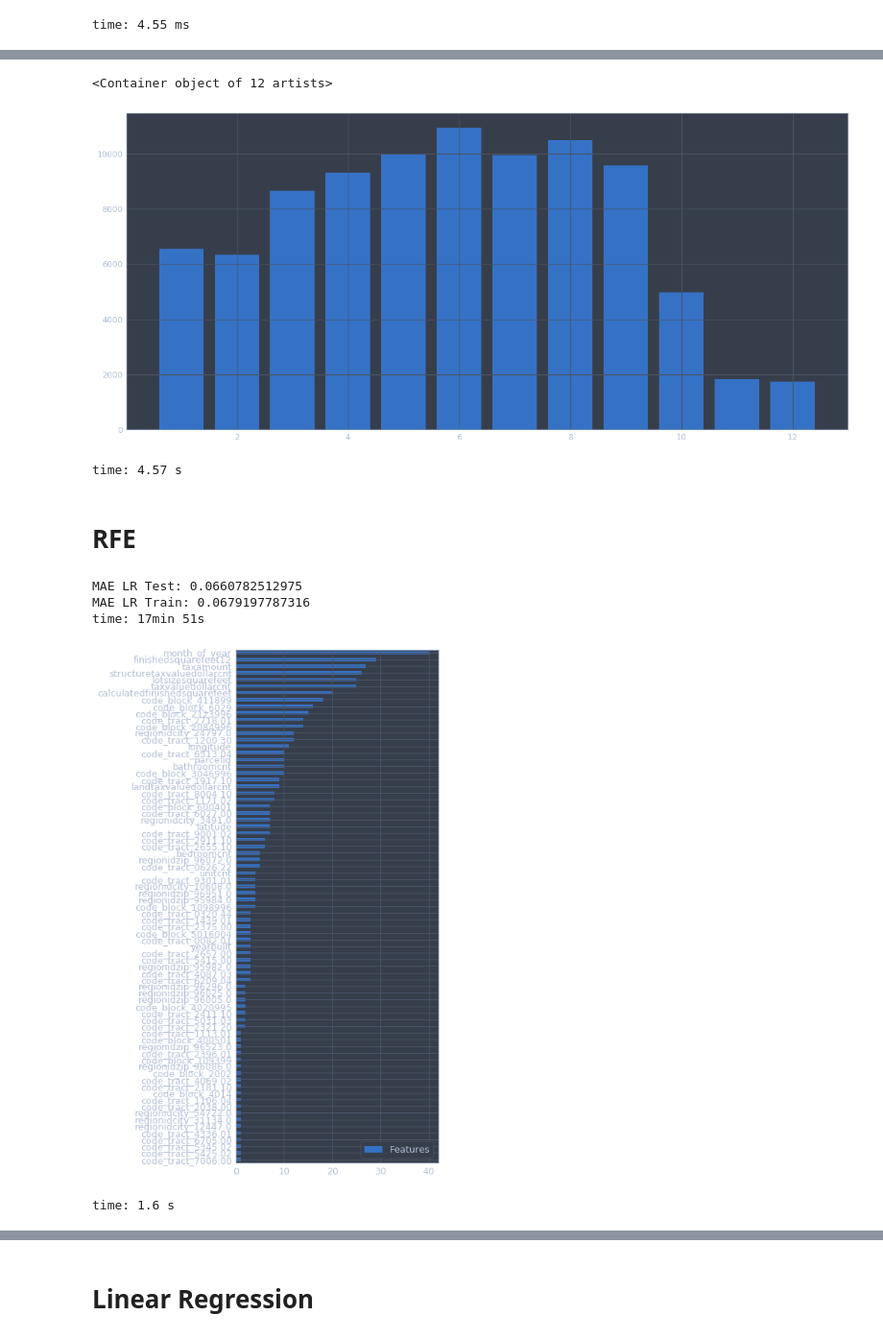
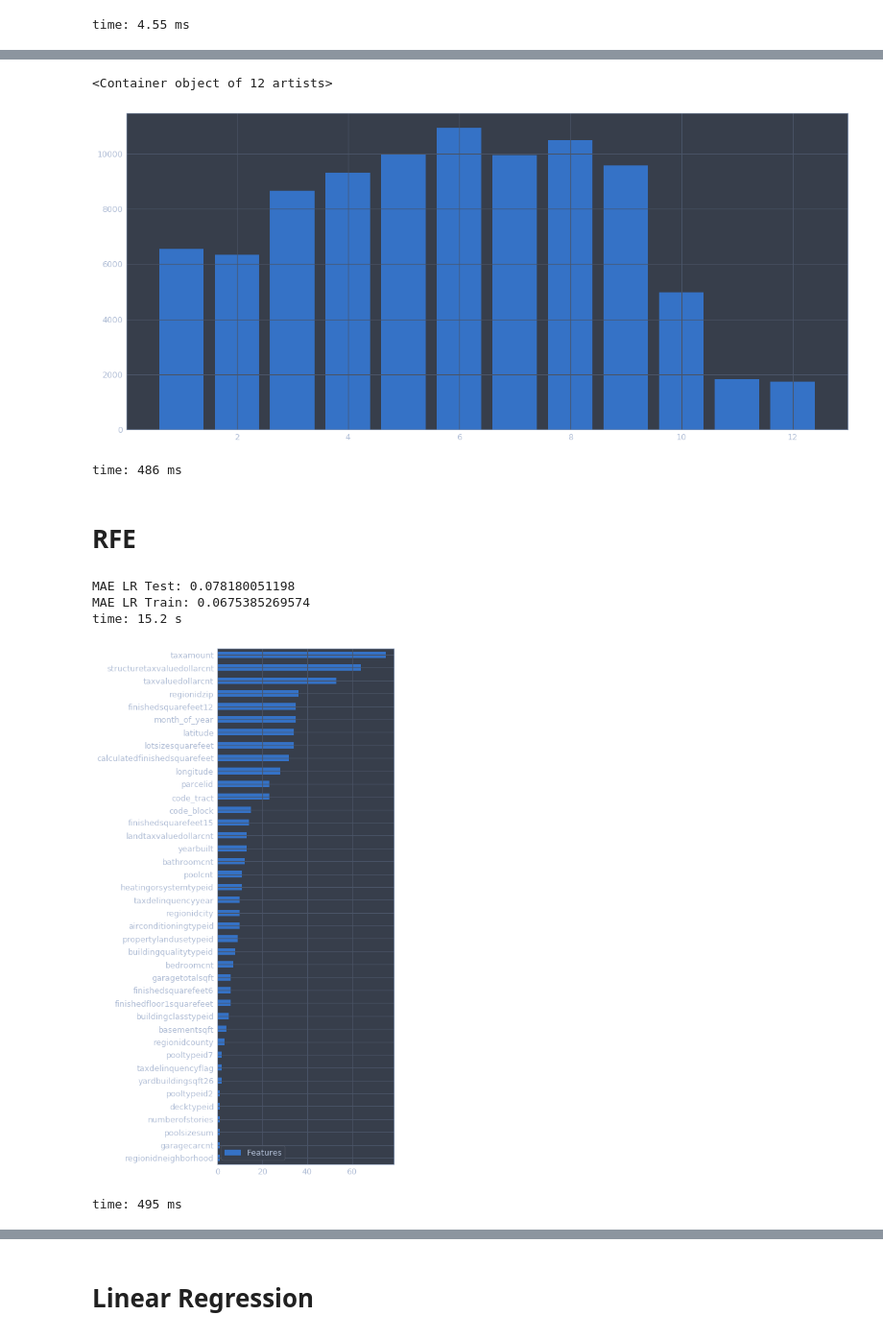
Before and after one commit to tudoriliuta/ZillowForecast, a Jupyter notebook: ZillowForecast.ipynb, the cells around one changed output, grey strips where cells are left out. Shown at 96% size. Drawn from its saved outputs; the diff is of its cells as text; code cells hidden in the pictures.

Commit message:
Label encoding instead of one-hot. XGB parameter tuning.

```diff
--- a/ZillowForecast.ipynb
+++ b/ZillowForecast.ipynb
@@ -161,12 +171,11 @@ time: 4.55 ms
 # Some set of features which would intuitively make sense to be correlated with the price of the house.
 # However, given that the problem is to discover areas of improvement in the model, they might not contribute
 # significantly.
-temporal = ['month_of_year']#,'day_of_week','is_weekend']
-ids      = ['storytypeid','airconditioningtypeid','buildingclasstypeid',
-            'decktypeid','pooltypeid10',
-            'pooltypeid2','buildingqualitytypeid','pooltypeid7','heatingorsystemtypeid',
-            'code_fips','code_tract','code_block']
-regional = ['regionidcity','fips', 'regionidzip','regionidneighborhood']
+temporal = ['month_of_year', 'quarter']#,'day_of_week','is_weekend']
+ids      = ['storytypeid','airconditioningtypeid','buildingclasstypeid','typeconstructiontypeid',
+            'architecturalstyletypeid','propertylandusetypeid','decktypeid','pooltypeid10',
+            'pooltypeid2','buildingqualitytypeid','pooltypeid7','heatingorsystemtypeid']
+regional = ['regionidcounty','regionidcity','fips', 'regionidzip','regionidneighborhood']
 cnts     = ['bathroomcnt', 'fullbathcnt', 'bedroomcnt','threequarterbathnbr',
             'numberofstories','garagecarcnt','roomcnt','fireplacecnt','calculatedbathnbr',
             'unitcnt','poolcnt']
@@ -178,8 +187,9 @@ surfaces = ['finishedsquarefeet12', 'calculatedfinishedsquarefeet',
 taxes    = ['structuretaxvaluedollarcnt','taxvaluedollarcnt','taxdelinquencyflag','taxdelinquencyyear',
             'landtaxvaluedollarcnt','taxamount']
 # Columns to be binarised.
+null_features = ['xxx']
 dummies = [i for i in ['taxdelinquencyyear'] + regional + ids if i not in null_features]
-other    = ['latitude','longitude','yearbuilt', 'parcelid']
+other    = ['latitude','longitude','yearbuilt', 'parcelid','code_fips','code_tract','code_block']
 
 transactions_final_columns = temporal + ids + regional + cnts + surfaces + taxes + other
 transactions_final_columns = [i for i in transactions_final_columns if i not in null_features]
@@ -206,14 +216,4 @@ transactions_shuffled['month_of_year'] = transactions_shuffled['transactiondate'
 transactions_shuffled['quarter'] = transactions_shuffled['transactiondate'].dt.quarter
 transactions_shuffled['is_weekend'] = (transactions_shuffled['day_of_week'] < 5).astype(int)
 transactions_shuffled['year'] = transactions_shuffled['transactiondate'].dt.year
-
-# Get sparse data
-x_all = pd.get_dummies(transactions_shuffled[transactions_final_columns], columns=dummies).fillna(0)
-#x_all = transactions_shuffled[transactions_final_columns]
-y_all = transactions_shuffled['logerror'].values
-
-new_sparse_columns = x_all.columns
-# Splits up train and test based on the given ration
-ratio = 0.1
-x_train, x_test, y_train, y_test = train_test_split(x_all.values, y_all, test_size=ratio, random_state=69)
 # %% [output]
@@ -220,0 +221,4 @@ time: 1min 4s
+# %%
+# Encode labels to avoid extreme values.
+transactions_shuffled[dummies] = transactions_shuffled[dummies].apply(LabelEncoder().fit_transform)
+transactions_shuffled[dummies].head()
@@ -220,0 +237,10 @@ time: 1min 4s
+# %%
+# Get sparse data
+#x_all = pd.get_dummies(transactions_shuffled[transactions_final_columns], columns=dummies).fillna(0)
+x_all = transactions_shuffled[transactions_final_columns]
+y_all = transactions_shuffled['logerror'].values
+
+new_sparse_columns = x_all.columns
+# Splits up train and test based on the given ration
+ratio = 0.0001
+x_train, x_test, y_train, y_test = train_test_split(x_all.values, y_all, test_size=ratio, random_state=69)
@@ -226,13 +254,13 @@ plt.bar(counts['month_of_year'].values, counts['parcelid'].values)
 # %% [output]
 <Container object of 12 artists>
 [figure]
-time: 4.57 s
+time: 486 ms
 # %% [markdown]
 # RFE
 # %%
 #model_lr = LinearRegression()
 model_xgb = xg.XGBRegressor()
-selector = RFE(model_xgb, 100, step=1000)
+selector = RFE(model_xgb, 200, step=500)
 model = selector.estimator.fit(x_train, y_train)
 train_preds = model.predict(x_train)
 test_preds = model.predict(x_test)
@@ -242,14 +270,14 @@ print('MAE LR Test:', predicted_mae_lr_test)
 predicted_mae_lr_train = mean_absolute_error(y_train, train_preds)
 print('MAE LR Train:', predicted_mae_lr_train)
 # %% [output]
-MAE LR Test: 0.0660782512975
-MAE LR Train: 0.0679197787316
-time: 17min 51s
+MAE LR Test: 0.078180051198
+MAE LR Train: 0.0675385269574
+time: 15.2 s
 # %%
-dict_features = plot_best_features(model, data=x_all, num_features=100, figsize=(5,13))
+dict_features = plot_best_features(model, data=x_all, num_features=100, figsize=(5,15))
 # %% [output]
-[figure, old version]
+[figure, new version]
-time: 1.6 s
+time: 495 ms
 # %%
 best_columns = list(dict_features.keys())
 #new_sparse_columns = x_all.columns
```
Also changed, not shown: parts of 12 cells of this notebook.
